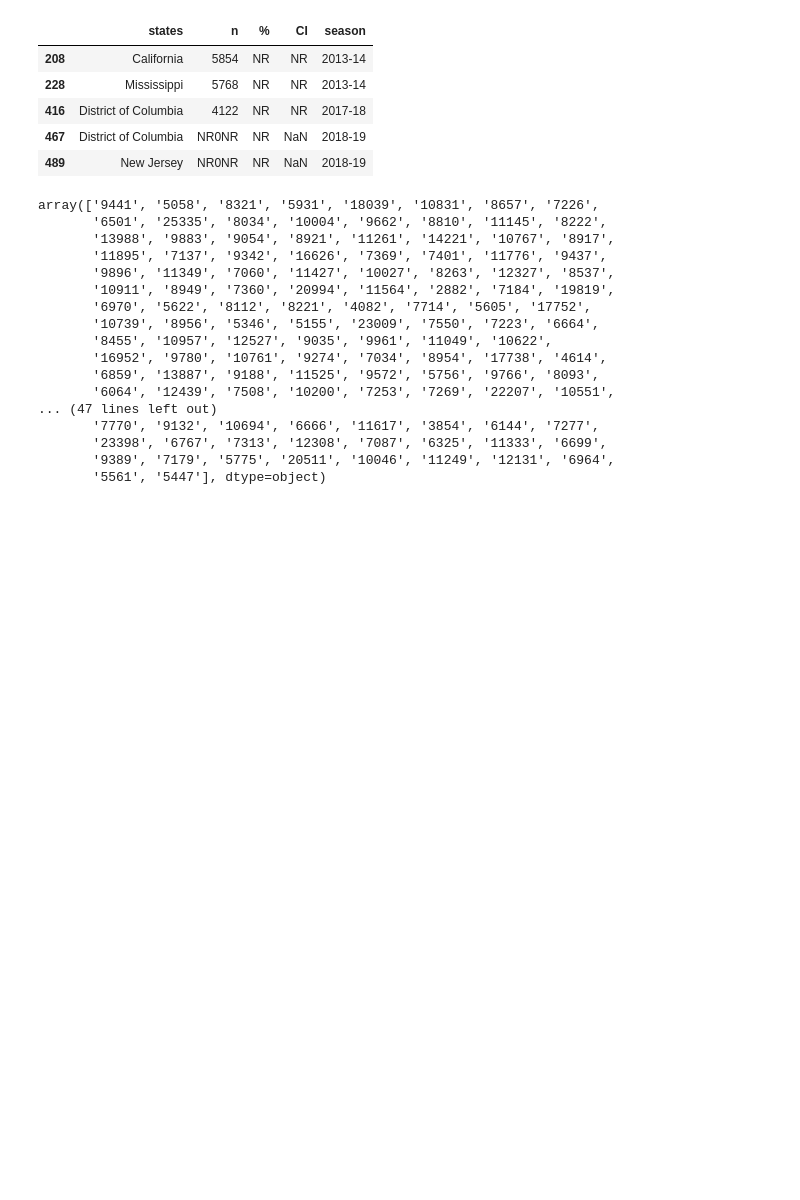
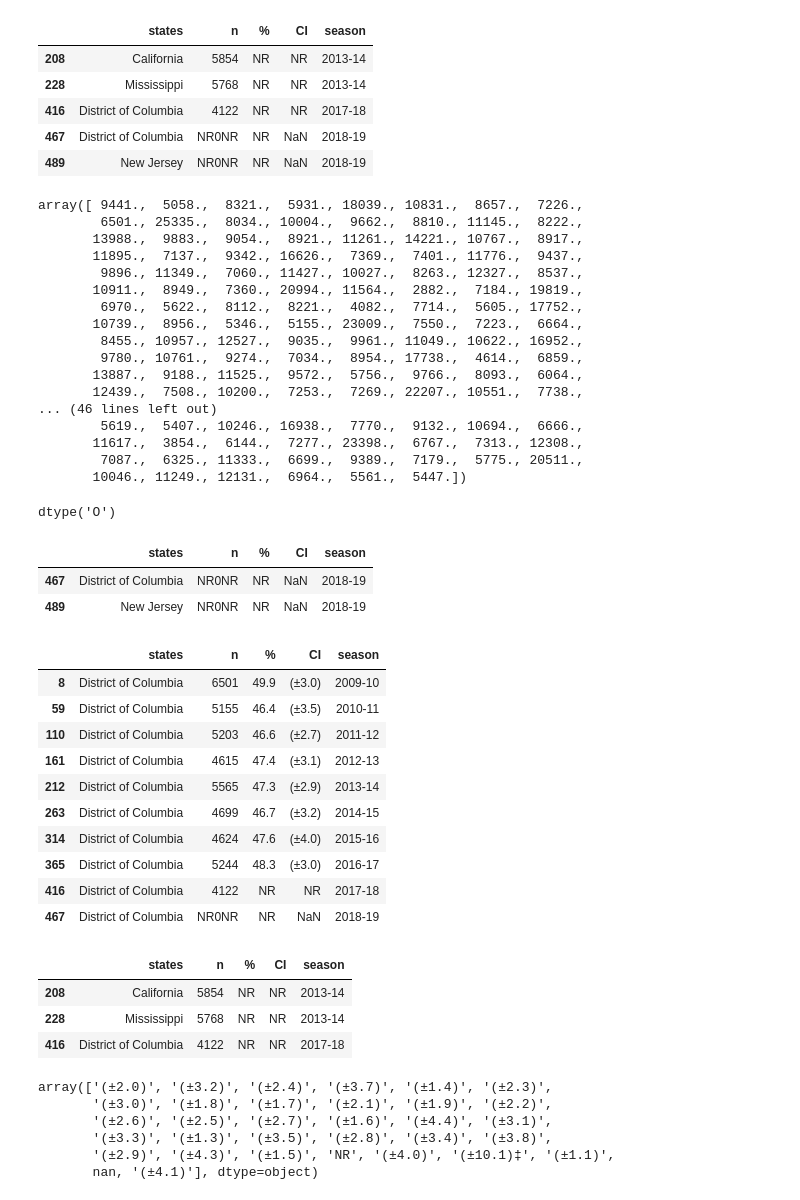
Before and after one commit to foyaza/pneumonia_influenza_deaths, a Jupyter notebook: capstone_explore.ipynb, the cells around one changed output. Saved outputs shown, nothing was run; the diff lists cells and outputs as text; code cells hidden in the pictures; blank space fills up the shorter version.

```diff
--- a/capstone_explore.ipynb
+++ b/capstone_explore.ipynb
@@ -186,25 +193,65 @@ vacc_rate[vacc_rate['%'] == 'NR']
 | 416 | District of Columbia | 4122 | NR | NR | 2017-18 |
 | 467 | District of Columbia | NR0NR | NR | NaN | 2018-19 |
 | 489 | New Jersey | NR0NR | NR | NaN | 2018-19 |
+# %%
+vacc_rate['n'] = pd.to_numeric(vacc_rate['n'], errors = 'coerce')
 # %%
 vacc_rate['n'].unique()
 # %% [output]
-array(['9441', '5058', '8321', '5931', '18039', '10831', '8657', '7226',
-       '6501', '25335', '8034', '10004', '9662', '8810', '11145', '8222',
-       '13988', '9883', '9054', '8921', '11261', '14221', '10767', '8917',
-       '11895', '7137', '9342', '16626', '7369', '7401', '11776', '9437',
-       '9896', '11349', '7060', '11427', '10027', '8263', '12327', '8537',
-       '10911', '8949', '7360', '20994', '11564', '2882', '7184', '19819',
-       '6970', '5622', '8112', '8221', '4082', '7714', '5605', '17752',
-       '10739', '8956', '5346', '5155', '23009', '7550', '7223', '6664',
-       '8455', '10957', '12527', '9035', '9961', '11049', '10622',
-       '16952', '9780', '10761', '9274', '7034', '8954', '17738', '4614',
-       '6859', '13887', '9188', '11525', '9572', '5756', '9766', '8093',
-       '6064', '12439', '7508', '10200', '7253', '7269', '22207', '10551',
-... (47 lines left out)
-       '7770', '9132', '10694', '6666', '11617', '3854', '6144', '7277',
-       '23398', '6767', '7313', '12308', '7087', '6325', '11333', '6699',
-       '9389', '7179', '5775', '20511', '10046', '11249', '12131', '6964',
-       '5561', '5447'], dtype=object)
+array([ 9441.,  5058.,  8321.,  5931., 18039., 10831.,  8657.,  7226.,
+        6501., 25335.,  8034., 10004.,  9662.,  8810., 11145.,  8222.,
+       13988.,  9883.,  9054.,  8921., 11261., 14221., 10767.,  8917.,
+       11895.,  7137.,  9342., 16626.,  7369.,  7401., 11776.,  9437.,
+        9896., 11349.,  7060., 11427., 10027.,  8263., 12327.,  8537.,
+       10911.,  8949.,  7360., 20994., 11564.,  2882.,  7184., 19819.,
+        6970.,  5622.,  8112.,  8221.,  4082.,  7714.,  5605., 17752.,
+       10739.,  8956.,  5346.,  5155., 23009.,  7550.,  7223.,  6664.,
+        8455., 10957., 12527.,  9035.,  9961., 11049., 10622., 16952.,
+        9780., 10761.,  9274.,  7034.,  8954., 17738.,  4614.,  6859.,
+       13887.,  9188., 11525.,  9572.,  5756.,  9766.,  8093.,  6064.,
+       12439.,  7508., 10200.,  7253.,  7269., 22207., 10551.,  7738.,
+... (46 lines left out)
+        5619.,  5407., 10246., 16938.,  7770.,  9132., 10694.,  6666.,
+       11617.,  3854.,  6144.,  7277., 23398.,  6767.,  7313., 12308.,
+        7087.,  6325., 11333.,  6699.,  9389.,  7179.,  5775., 20511.,
+       10046., 11249., 12131.,  6964.,  5561.,  5447.])
+# %%
+vacc_rate['%'].dtype
+# %% [output]
+dtype('O')
 # %%
-vacc_rate.n.value_counts()
+vacc_rate[vacc_rate['n'] == 'NR0NR']
+# %% [output]
+|  | states | n | % | CI | season |
+| 467 | District of Columbia | NR0NR | NR | NaN | 2018-19 |
+| 489 | New Jersey | NR0NR | NR | NaN | 2018-19 |
+# %%
+vacc_rate[vacc_rate['states'] == 'District of Columbia']
+# %% [output]
+|  | states | n | % | CI | season |
+| 8 | District of Columbia | 6501 | 49.9 | (±3.0) | 2009-10 |
+| 59 | District of Columbia | 5155 | 46.4 | (±3.5) | 2010-11 |
+| 110 | District of Columbia | 5203 | 46.6 | (±2.7) | 2011-12 |
+| 161 | District of Columbia | 4615 | 47.4 | (±3.1) | 2012-13 |
+| 212 | District of Columbia | 5565 | 47.3 | (±2.9) | 2013-14 |
+| 263 | District of Columbia | 4699 | 46.7 | (±3.2) | 2014-15 |
+| 314 | District of Columbia | 4624 | 47.6 | (±4.0) | 2015-16 |
+| 365 | District of Columbia | 5244 | 48.3 | (±3.0) | 2016-17 |
+| 416 | District of Columbia | 4122 | NR | NR | 2017-18 |
+| 467 | District of Columbia | NR0NR | NR | NaN | 2018-19 |
+# %%
+vacc_rate[vacc_rate['CI'] == 'NR']
+# %% [output]
+|  | states | n | % | CI | season |
+| 208 | California | 5854 | NR | NR | 2013-14 |
+| 228 | Mississippi | 5768 | NR | NR | 2013-14 |
+| 416 | District of Columbia | 4122 | NR | NR | 2017-18 |
+# %%
+vacc_rate['CI'].unique()
+# %% [output]
+array(['(±2.0)', '(±3.2)', '(±2.4)', '(±3.7)', '(±1.4)', '(±2.3)',
+       '(±3.0)', '(±1.8)', '(±1.7)', '(±2.1)', '(±1.9)', '(±2.2)',
+       '(±2.6)', '(±2.5)', '(±2.7)', '(±1.6)', '(±4.4)', '(±3.1)',
+       '(±3.3)', '(±1.3)', '(±3.5)', '(±2.8)', '(±3.4)', '(±3.8)',
+       '(±2.9)', '(±4.3)', '(±1.5)', 'NR', '(±4.0)', '(±10.1)‡', '(±1.1)',
+       nan, '(±4.1)'], dtype=object)
```
Also changed, not shown: parts of 10 cells of this notebook.
